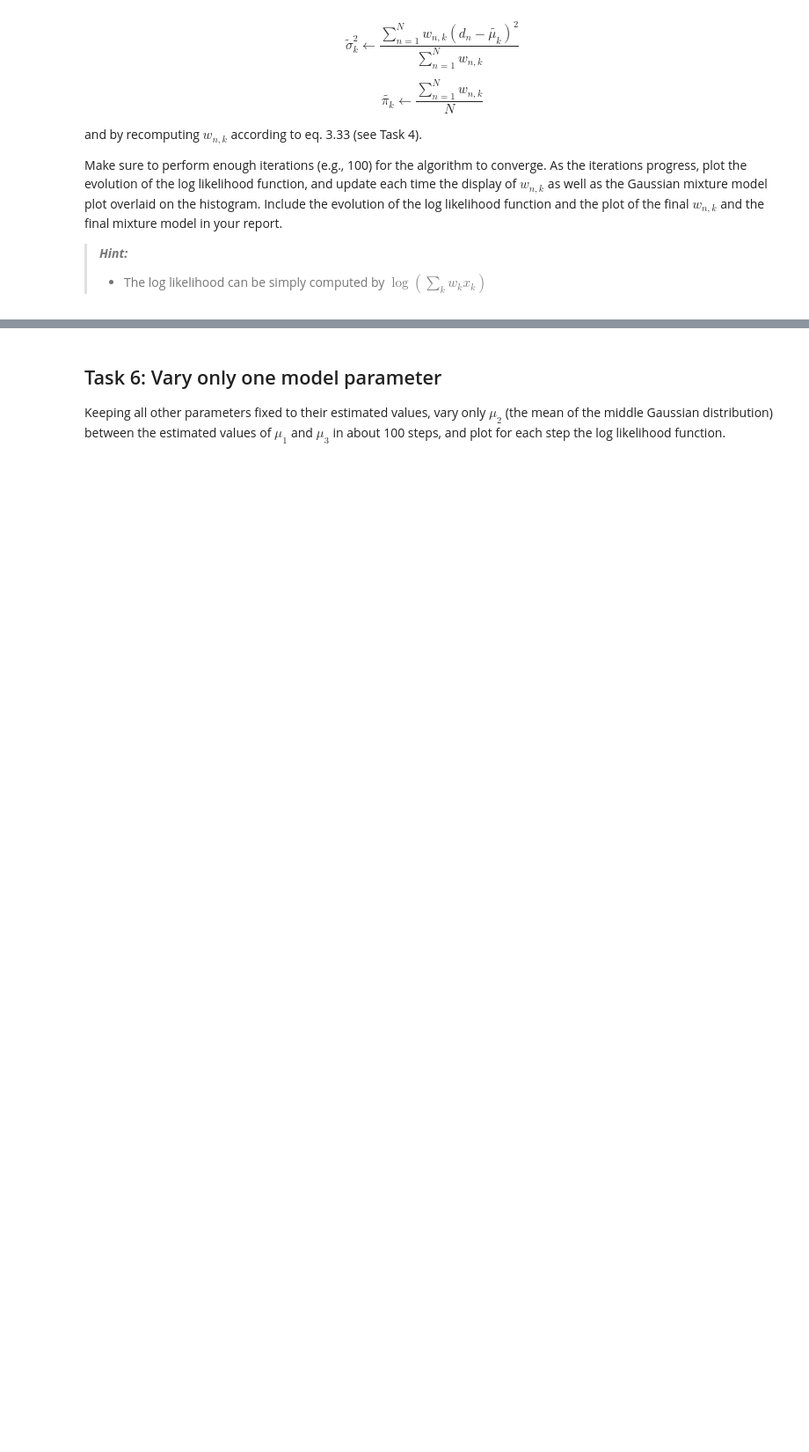
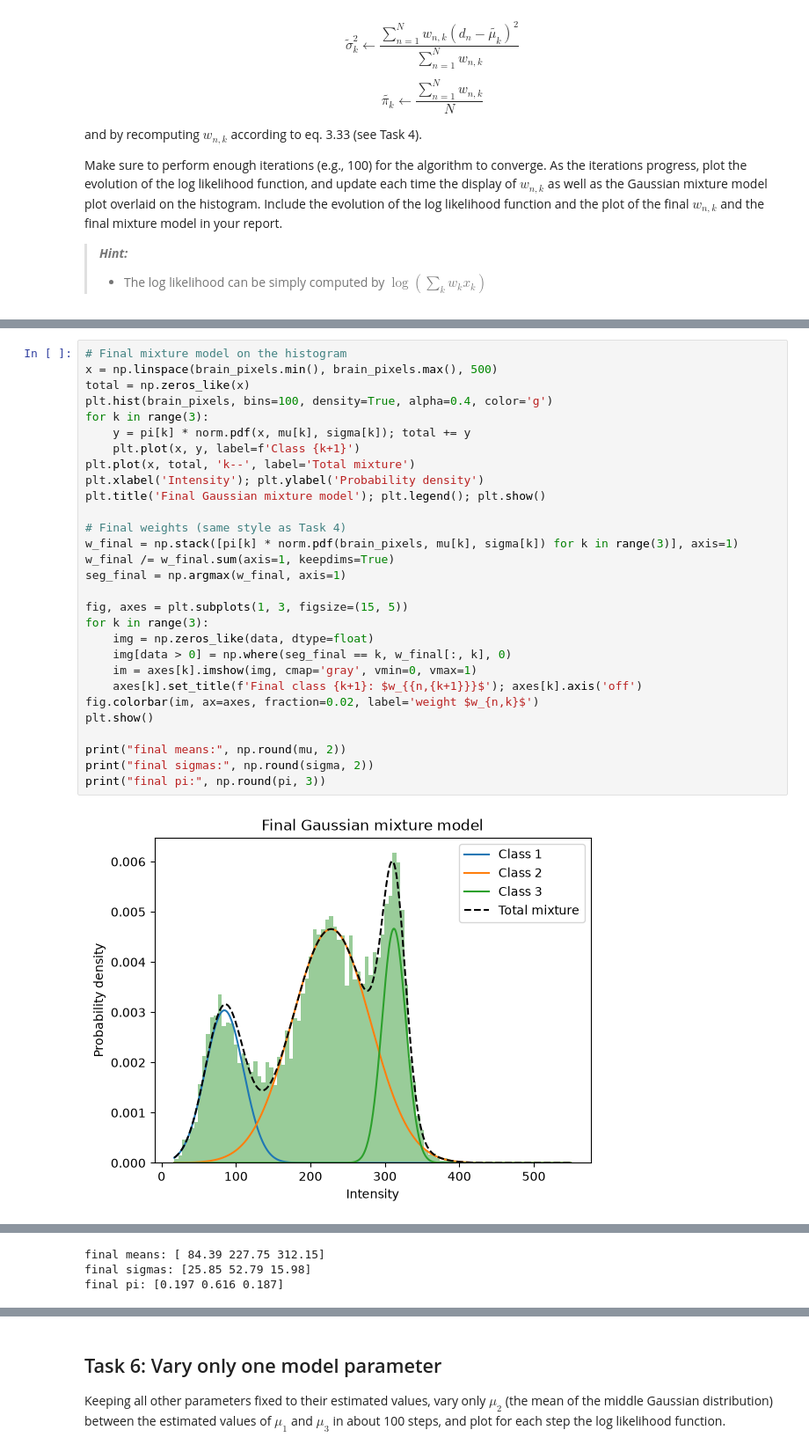
Before and after one commit to andrepribaudtu/MIA, a Jupyter notebook: exercises/Week 7/Ex5_student_semidone.ipynb, the cells around one changed output, grey strips where cells are left out. Shown at 88% size. Cells and saved outputs as stored; diff of their text form; blank space fills up the shorter version.

```diff
--- a/exercises/Week 7/Ex5_student_semidone.ipynb
+++ b/exercises/Week 7/Ex5_student_semidone.ipynb
@@ -210,0 +274,31 @@ plt.show()
+# %%
+# Final mixture model on the histogram
+x = np.linspace(brain_pixels.min(), brain_pixels.max(), 500)
+total = np.zeros_like(x)
+plt.hist(brain_pixels, bins=100, density=True, alpha=0.4, color='g')
+for k in range(3):
+    y = pi[k] * norm.pdf(x, mu[k], sigma[k]); total += y
+    plt.plot(x, y, label=f'Class {k+1}')
+plt.plot(x, total, 'k--', label='Total mixture')
+plt.xlabel('Intensity'); plt.ylabel('Probability density')
+plt.title('Final Gaussian mixture model'); plt.legend(); plt.show()
+
+# Final weights (same style as Task 4)
+w_final = np.stack([pi[k] * norm.pdf(brain_pixels, mu[k], sigma[k]) for k in range(3)], axis=1)
+w_final /= w_final.sum(axis=1, keepdims=True)
+seg_final = np.argmax(w_final, axis=1)
+
+fig, axes = plt.subplots(1, 3, figsize=(15, 5))
+for k in range(3):
+    img = np.zeros_like(data, dtype=float)
+    img[data > 0] = np.where(seg_final == k, w_final[:, k], 0)
+    im = axes[k].imshow(img, cmap='gray', vmin=0, vmax=1)
+    axes[k].set_title(f'Final class {k+1}: $w_{{n,{k+1}}}$'); axes[k].axis('off')
+fig.colorbar(im, ax=axes, fraction=0.02, label='weight $w_{n,k}$')
+plt.show()
+
+print("final means:", np.round(mu, 2))
+print("final sigmas:", np.round(sigma, 2))
+print("final pi:", np.round(pi, 3))
+# %% [output]
+[figure, added]
@@ -210,0 +306,3 @@ plt.show()
+final means: [ 84.39 227.75 312.15]
+final sigmas: [25.85 52.79 15.98]
+final pi: [0.197 0.616 0.187]
```
Also changed, not shown: parts of 21 cells of this notebook, 3 other files.
